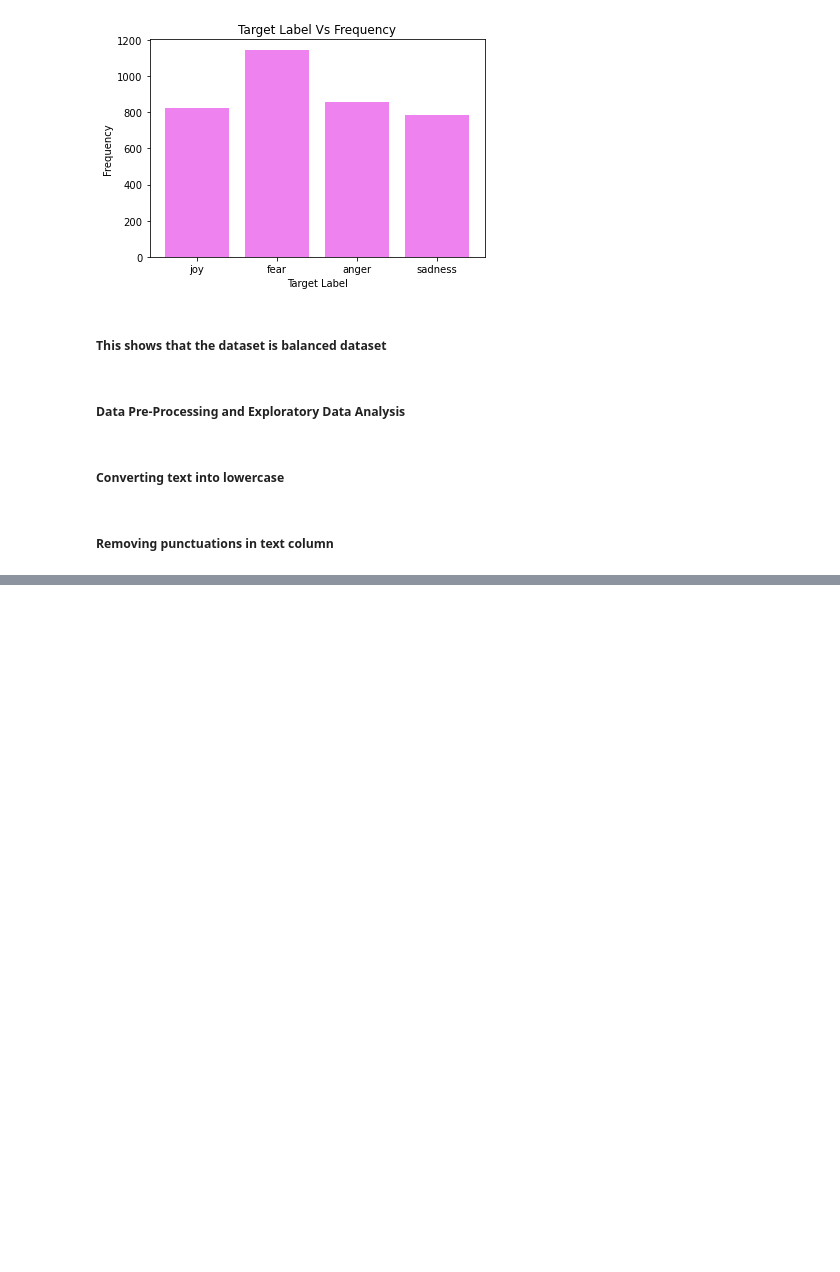
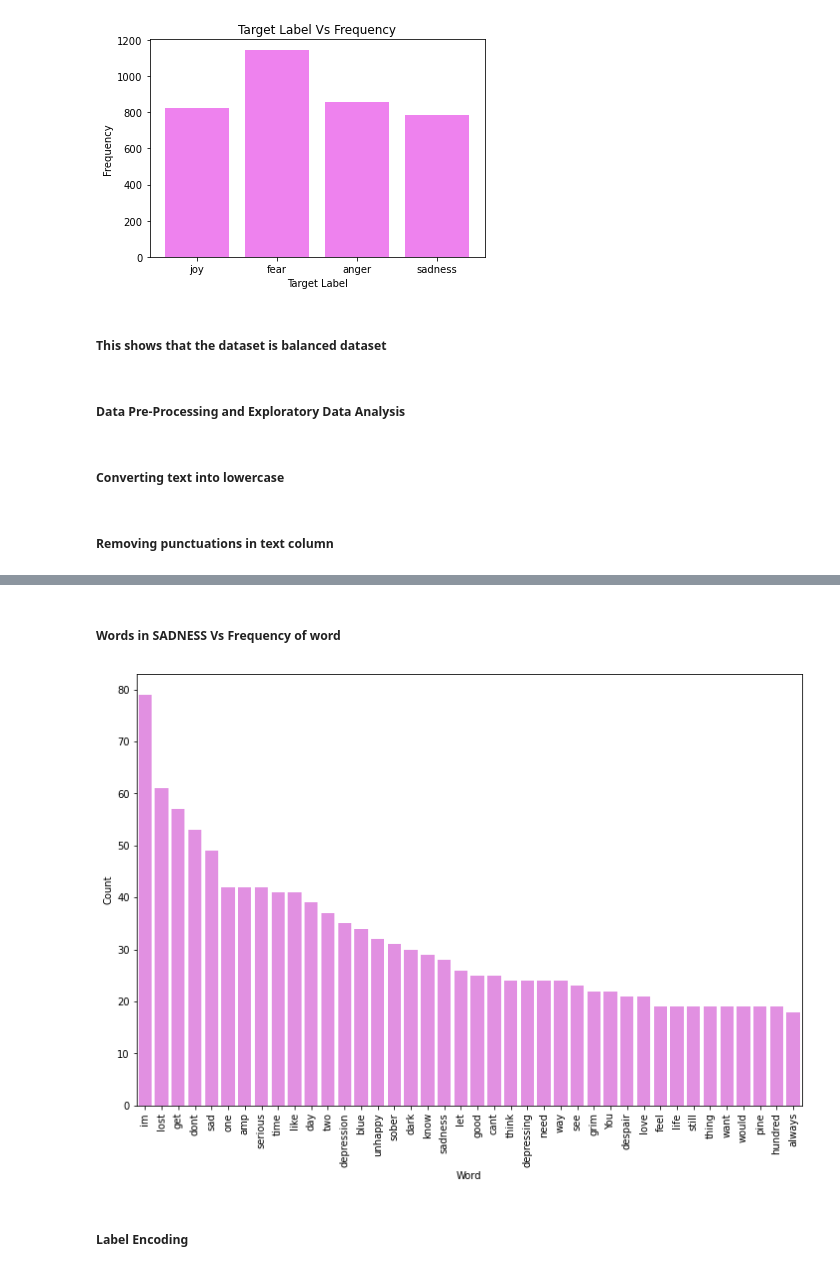
Before and after one commit to omprakashselvaraj/SentimentalAnalysis, a Jupyter notebook: Notebook.ipynb, the cells around one changed output, grey strips where cells are left out. Drawn from its saved outputs; the diff is of its cells as text; code cells hidden in the pictures; blank space fills up the shorter version.

```diff
--- a/Notebook.ipynb
+++ b/Notebook.ipynb
@@ -109,0 +308,8 @@ data['text']=data['text'].apply(remove_punctuation)
+# %% [markdown]
+##### Words in SADNESS Vs Frequency of word
+# %%
+counter(data[data["label"] == "sadness"], "text", 40)
+# %% [output]
+[figure, added]
+# %% [markdown]
+##### Label Encoding
```
Also changed, not shown: parts of 69 cells of this notebook.
